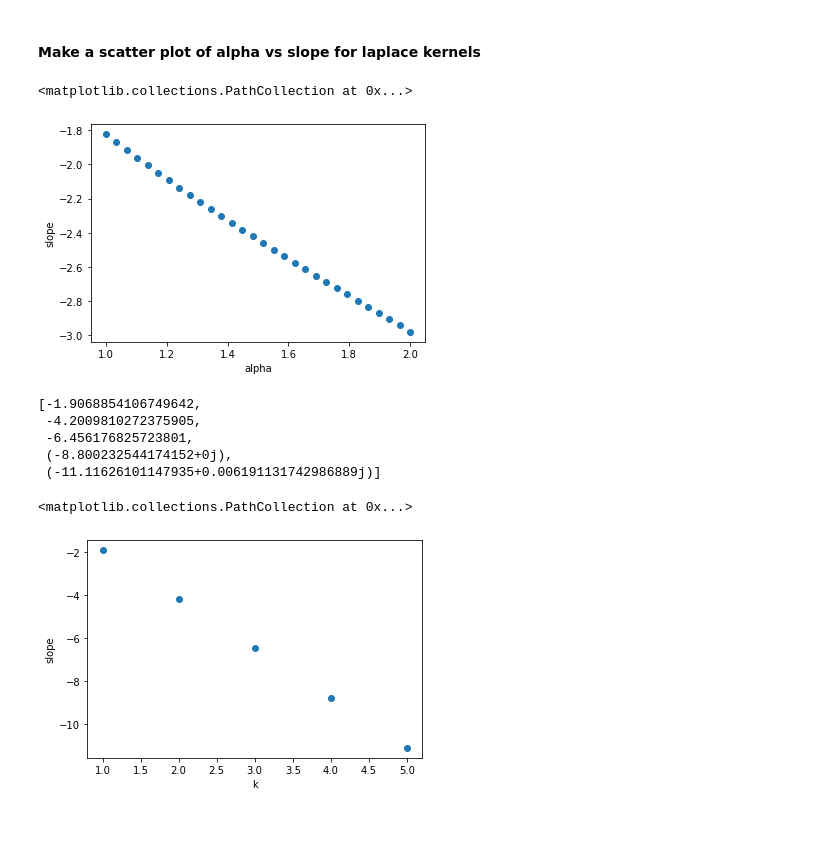
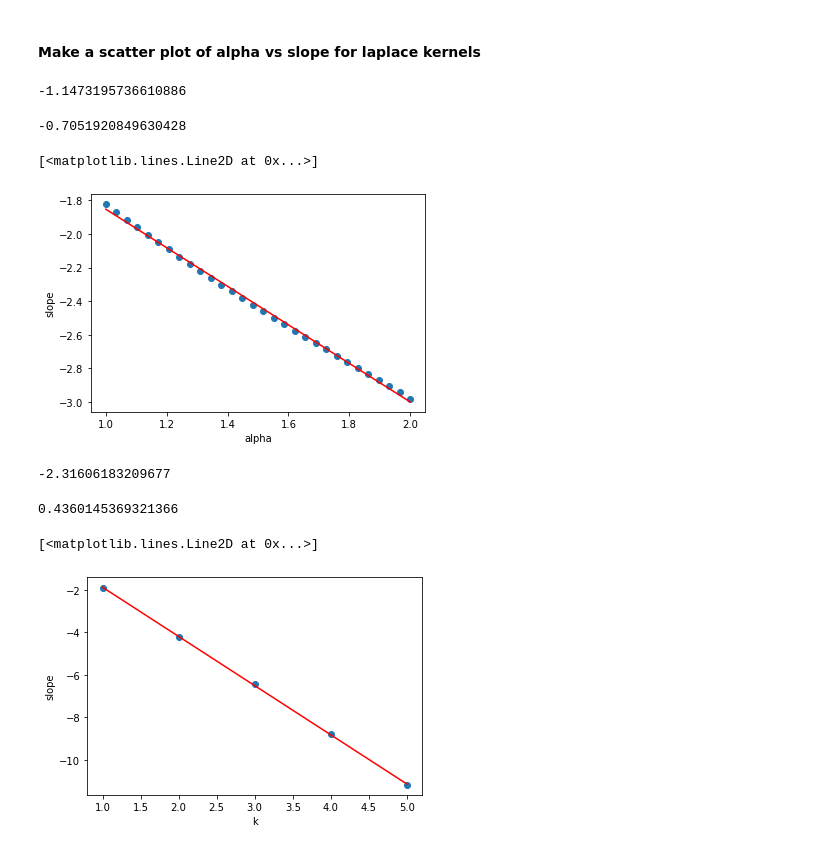
Before and after one commit to genglinliu/NTK-study, a Jupyter notebook: NTK2d_vectorized.ipynb, the cells around one changed output. Saved outputs shown, nothing was run; the diff lists cells and outputs as text; code cells hidden in the pictures; blank space fills up the shorter version.

```diff
--- a/NTK2d_vectorized.ipynb
+++ b/NTK2d_vectorized.ipynb
@@ -440,45 +419,53 @@ slope_list
 # %%
 """
 Make a scatter plot of alpha vs slope for laplace kernels
 """
 
 alpha_list = np.linspace(1.0, 1.99999999, 30)
-slope_list = []
+slope_list_a = []
 
 for a in tqdm(alpha_list):
     kernel_ = calc_laplace(alpha=a)
-    slope_list.append(calc_slope_regression(kernel_))
+    slope_list_a.append(np.real(calc_slope_regression(kernel_)))
     # plot_eigendecay(kernel_, f'a={a}')
 
 plt.xlabel("alpha")
 plt.ylabel("slope")
-plt.scatter(alpha_list, slope_list)
+plt.scatter(alpha_list, slope_list_a)
+
+# regression line
+slope, b = np.polyfit(alpha_list, slope_list_a, deg=1)
+display(slope, b)
+
+plt.plot(alpha_list, slope * alpha_list + b, 'r')
 # %% [output]
-<matplotlib.collections.PathCollection at 0x...>
+-1.1473195736610886
+-0.7051920849630428
+[<matplotlib.lines.Line2D at 0x...>]
-[figure, old version]
+[figure, new version]
 # %%
 """
 Make a scatter plot of k value vs slope for ReLU^k kernels
 """
 
 k_list = np.array([1, 2, 3, 4, 5])
-slope_list = []
+slope_list_k = []
 
 for k in tqdm(k_list):
     kernel_ = calc_NTK_numerical(k=k)
-    slope_list.append(calc_slope_regression(kernel_))
-    # plot_eigendecay(kernel_, f's={sig}')
-
-display(slope_list)
+    # ignore the imaginary part of the numeircal values
+    slope_list_k.append(np.real(calc_slope_regression(kernel_)))
 
 plt.xlabel("k")
 plt.ylabel("slope")
-plt.scatter(k_list, slope_list)
+plt.scatter(k_list, slope_list_k)
+
+# plot regression line
+slope, b = np.polyfit(k_list, slope_list_k, deg=1)
+display(slope, b)
+plt.plot(k_list, slope * k_list + b, 'r')
 # %% [output]
-[-1.9068854106749642,
- -4.2009810272375905,
- -6.456176825723801,
- (-8.800232544174152+0j),
- (-11.11626101147935+0.006191131742986889j)]
+-2.31606183209677
-<matplotlib.collections.PathCollection at 0x...>
+0.4360145369321366
+[<matplotlib.lines.Line2D at 0x...>]
-[figure, old version]
+[figure, new version]
```
Also changed, not shown: parts of 7 cells of this notebook.
